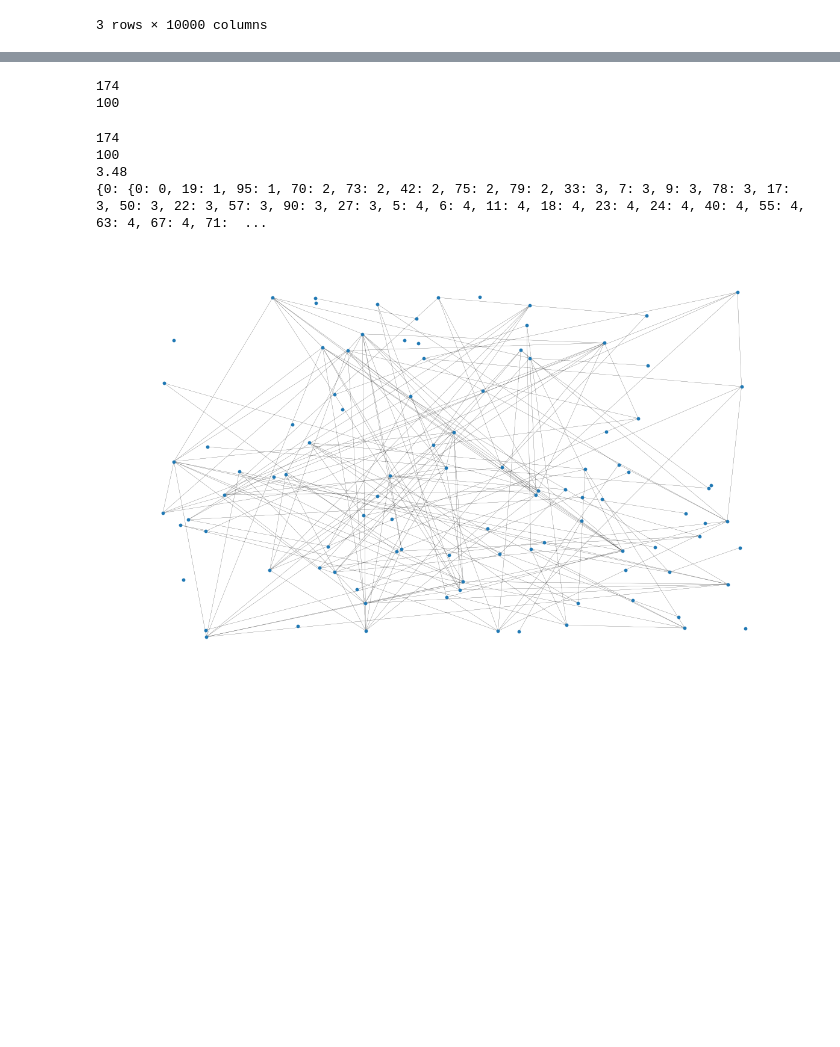
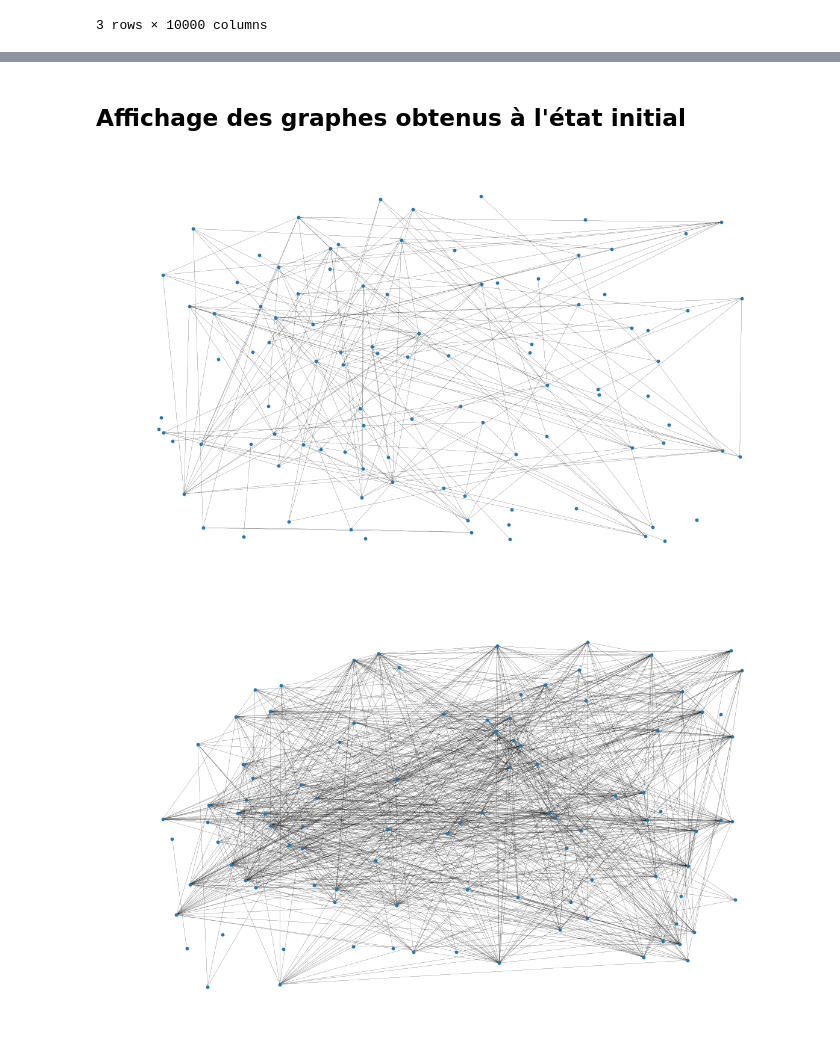
Before and after one commit to Emma-html/projet_reseaux_IA, a Jupyter notebook: analyse.ipynb, the cells around one changed output, grey strips where cells are left out. Cells and saved outputs as stored; diff of their text form; code cells hidden in the pictures; blank space fills up the shorter version.

```diff
--- a/analyse.ipynb
+++ b/analyse.ipynb
@@ -33,5 +42,7 @@ satellites[0]
 # %%
-RANGE = 20000 #CHANGER AU BESOIN
+RANGE1 = 20000
+RANGE2 = 40000
+RANGE3 = 60000
 
 list_satellites = []
 
@@ -41,25 +52,26 @@ for i in range(len(satellites)):
     list_satellites.append(obj_sat)
 
 swarm = Swarm.__new__(Swarm)
-swarm.__init__(RANGE, list_satellites)
-graph = swarm.swarm_to_nxgraph()
+swarm.__init__(RANGE1, list_satellites)
+graph1 = swarm.swarm_to_nxgraph()
+
+swarm.__init__(RANGE2, list_satellites)
+graph2 = swarm.swarm_to_nxgraph()
+
+swarm.__init__(RANGE3, list_satellites)
+graph3 = swarm.swarm_to_nxgraph()
-# %% [output]
-174
-100
-# %%
-print(graph.number_of_edges())
-print(graph.number_of_nodes())
-print(np.mean([d for _, d in graph.degree()]))
-print(dict(nx.all_pairs_shortest_path_length(graph)))
-# %% [output]
-174
-100
-3.48
-{0: {0: 0, 19: 1, 95: 1, 70: 2, 73: 2, 42: 2, 75: 2, 79: 2, 33: 3, 7: 3, 9: 3, 78: 3, 17: 3, 50: 3, 22: 3, 57: 3, 90: 3, 27: 3, 5: 4, 6: 4, 11: 4, 18: 4, 23: 4, 24: 4, 40: 4, 55: 4, 63: 4, 67: 4, 71:  ...
-# %%
-fig, ax = plt.subplots(figsize=(15, 9))
-ax.axis("off")
-plot_options = {"node_size": 10, "with_labels": False, "width": 0.15}
-nx.draw_networkx(graph, pos=nx.random_layout(graph), ax=ax, **plot_options)
-# %% [output]
-[figure, removed]
+# %% [markdown]
+## Affichage des graphes obtenus à l'état initial
+# %%
+plot_options = {"node_size": 10, "with_labels": False, "width": 0.15}
+def afficher_graphe(graph):
+    fig, ax = plt.subplots(figsize=(15, 9))
+    ax.axis("off")
+    nx.draw_networkx(graph, pos=nx.random_layout(graph1), ax=ax, **plot_options)
+# %%
+afficher_graphe(graph1)
+afficher_graphe(graph2)
+afficher_graphe(graph3)
+# %% [output]
+[figure, added]
+[figure, added]
```
Also changed, not shown: parts of 14 cells of this notebook.
